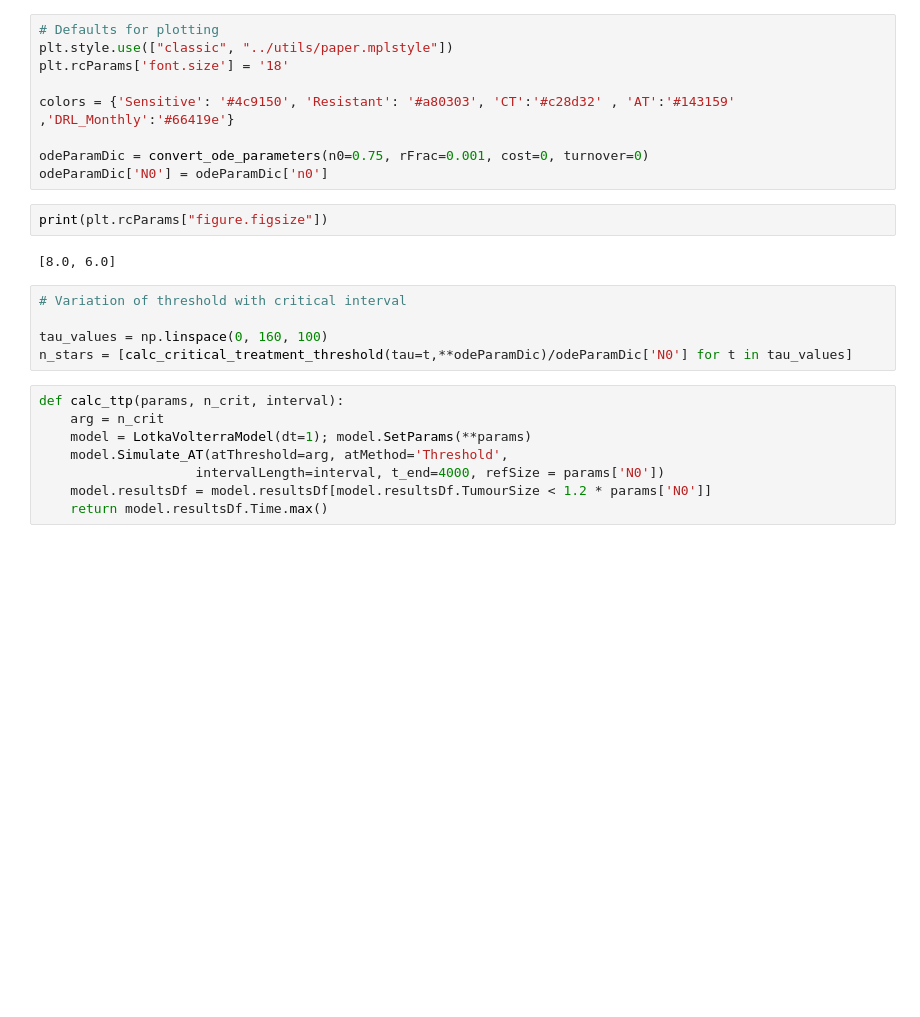
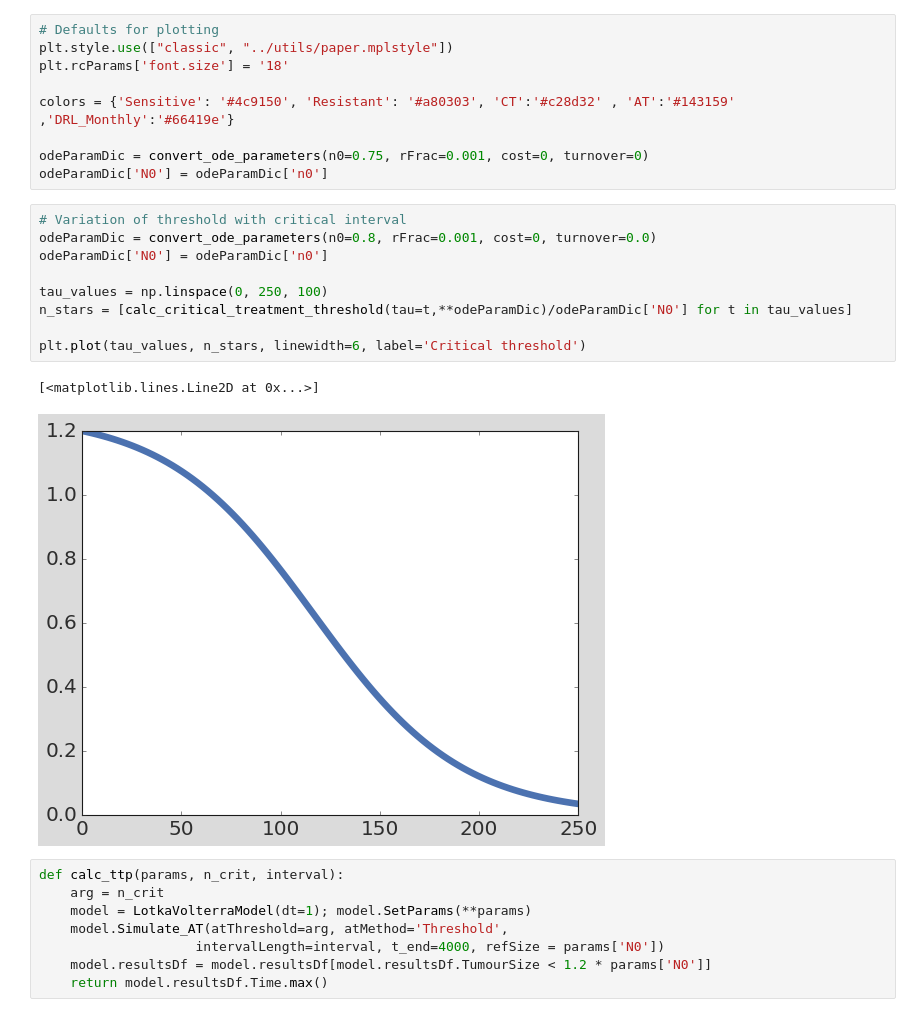
Before and after one commit to KCGallagher/AT_Model_Comparison, a Jupyter notebook: lotka_volterra/cover_image.ipynb, the cells around one changed output. Cells and saved outputs as stored; diff of their text form; blank space fills up the shorter version.

```diff
--- a/lotka_volterra/cover_image.ipynb
+++ b/lotka_volterra/cover_image.ipynb
@@ -21,15 +21,18 @@ colors = {'Sensitive': '#4c9150', 'Resistant': '#a80303', 'CT':'#c28d32' , 'AT':
 
 odeParamDic = convert_ode_parameters(n0=0.75, rFrac=0.001, cost=0, turnover=0)
 odeParamDic['N0'] = odeParamDic['n0']
-# %%
-print(plt.rcParams["figure.figsize"])
-# %% [output]
-[8.0, 6.0]
 # %%
 # Variation of threshold with critical interval
+odeParamDic = convert_ode_parameters(n0=0.8, rFrac=0.001, cost=0, turnover=0.0)
+odeParamDic['N0'] = odeParamDic['n0']
 
-tau_values = np.linspace(0, 160, 100)
+tau_values = np.linspace(0, 250, 100)
 n_stars = [calc_critical_treatment_threshold(tau=t,**odeParamDic)/odeParamDic['N0'] for t in tau_values]
+
+plt.plot(tau_values, n_stars, linewidth=6, label='Critical threshold')
+# %% [output]
+[<matplotlib.lines.Line2D at 0x...>]
+[figure, added]
 # %%
 def calc_ttp(params, n_crit, interval):
     arg = n_crit
```
Also changed, not shown: parts of 14 cells of this notebook, 3 other files.
